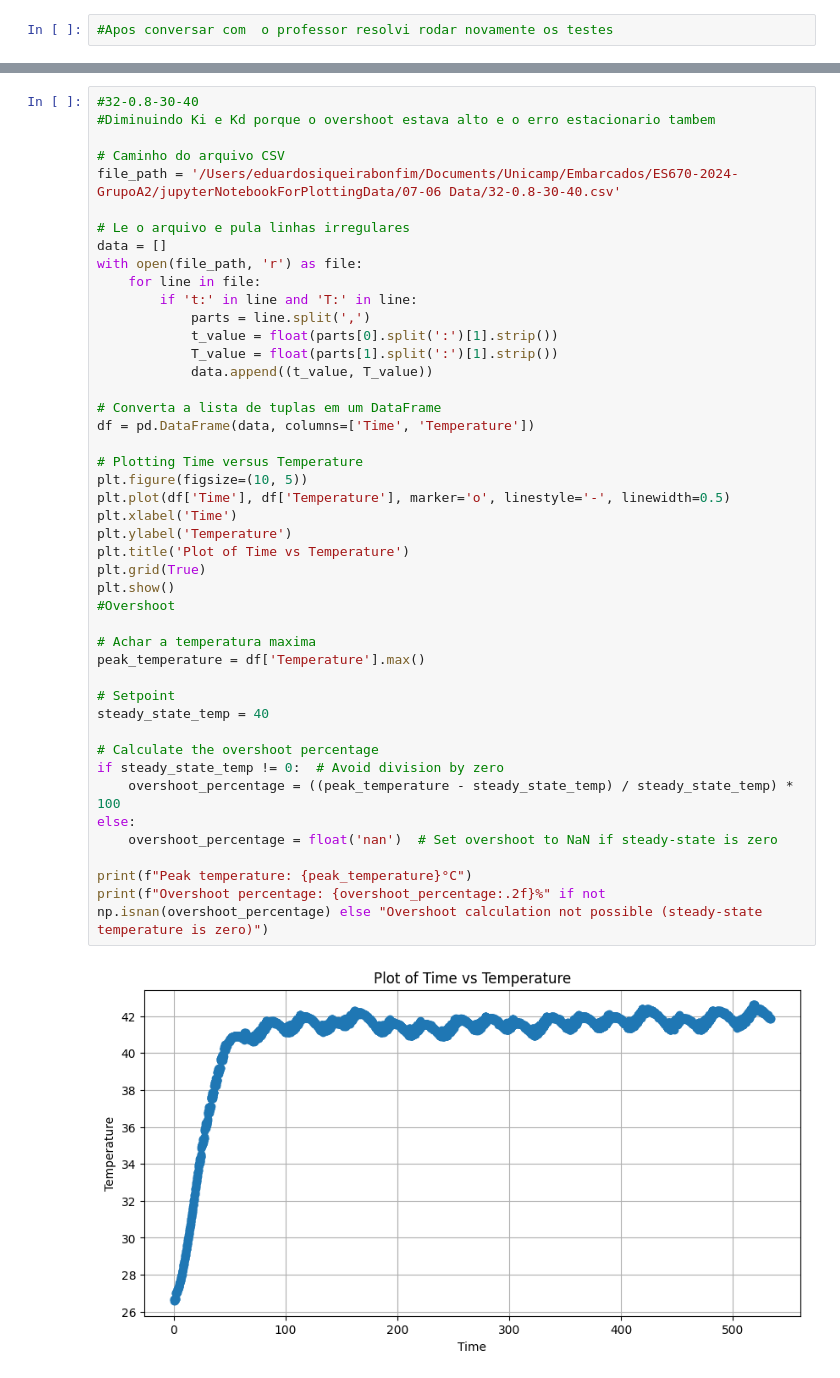
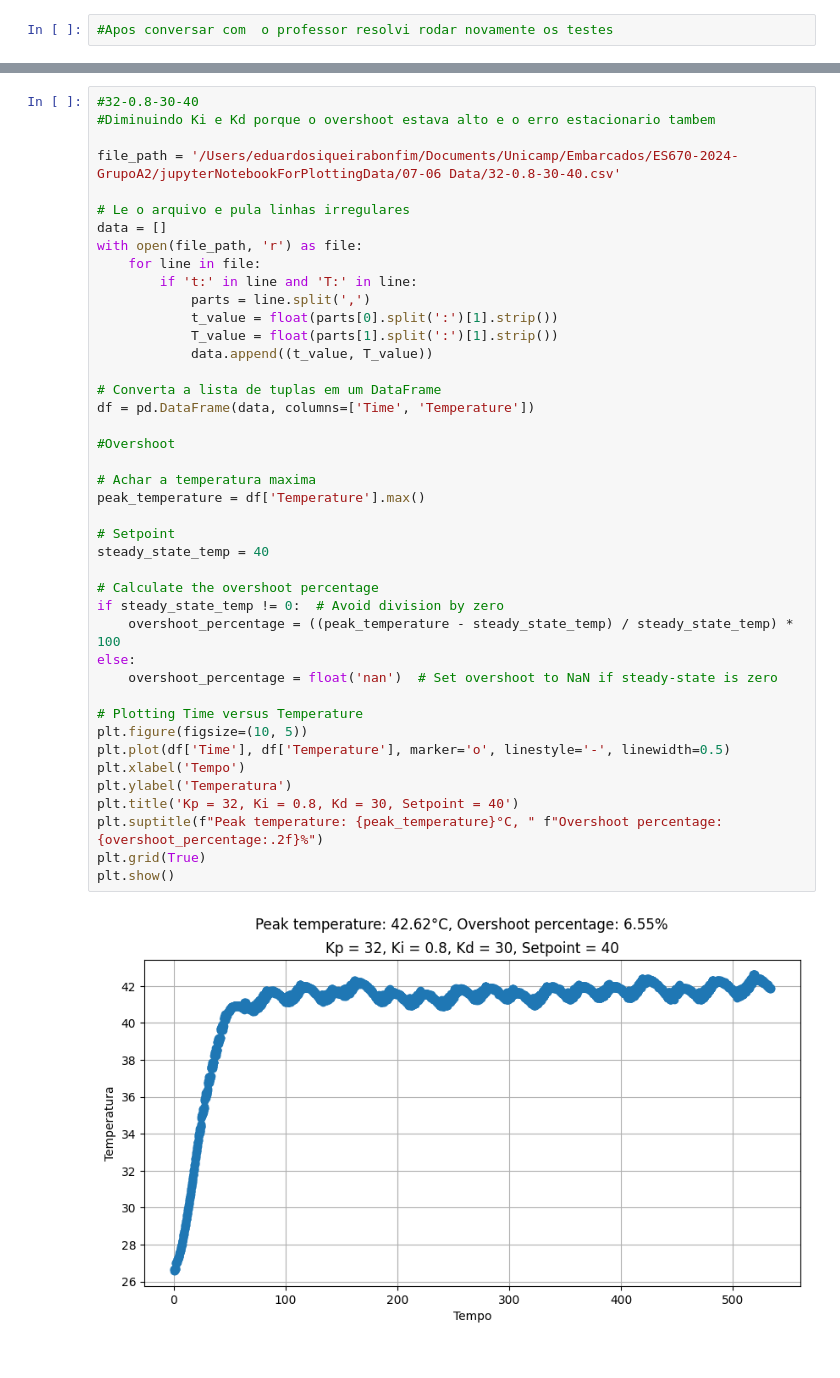
Before and after one commit to eduardobonfim98/ES670-2024-GrupoA2, a Jupyter notebook: jupyterNotebookForPlottingData/plottingData.ipynb, the cells around one changed output, grey strips where cells are left out. Drawn from its saved outputs; the diff is of its cells as text.

```diff
--- a/jupyterNotebookForPlottingData/plottingData.ipynb
+++ b/jupyterNotebookForPlottingData/plottingData.ipynb
@@ -340,45 +328,43 @@ Overshoot percentage: 37.10%
 #32-0.8-30-40
 #Diminuindo Ki e Kd porque o overshoot estava alto e o erro estacionario tambem
 
-# Caminho do arquivo CSV
 file_path = '/Users/eduardosiqueirabonfim/Documents/Unicamp/Embarcados/ES670-2024-GrupoA2/jupyterNotebookForPlottingData/07-06 Data/32-0.8-30-40.csv'
 
 # Le o arquivo e pula linhas irregulares
 data = []
 with open(file_path, 'r') as file:
     for line in file:
         if 't:' in line and 'T:' in line:
             parts = line.split(',')
             t_value = float(parts[0].split(':')[1].strip())
             T_value = float(parts[1].split(':')[1].strip())
             data.append((t_value, T_value))
 
 # Converta a lista de tuplas em um DataFrame
 df = pd.DataFrame(data, columns=['Time', 'Temperature'])
 
-# Plotting Time versus Temperature
-plt.figure(figsize=(10, 5))
-plt.plot(df['Time'], df['Temperature'], marker='o', linestyle='-', linewidth=0.5)
-plt.xlabel('Time')
-plt.ylabel('Temperature')
-plt.title('Plot of Time vs Temperature')
-plt.grid(True)
-plt.show()
 #Overshoot
 
 # Achar a temperatura maxima
 peak_temperature = df['Temperature'].max()
 
 # Setpoint
 steady_state_temp = 40
 
 # Calculate the overshoot percentage
 if steady_state_temp != 0:  # Avoid division by zero
     overshoot_percentage = ((peak_temperature - steady_state_temp) / steady_state_temp) * 100
 else:
     overshoot_percentage = float('nan')  # Set overshoot to NaN if steady-state is zero
 
-print(f"Peak temperature: {peak_temperature}°C")
-print(f"Overshoot percentage: {overshoot_percentage:.2f}%" if not np.isnan(overshoot_percentage) else "Overshoot calculation not possible (steady-state temperature is zero)")
+# Plotting Time versus Temperature
+plt.figure(figsize=(10, 5))
+plt.plot(df['Time'], df['Temperature'], marker='o', linestyle='-', linewidth=0.5)
+plt.xlabel('Tempo')
+plt.ylabel('Temperatura')
+plt.title('Kp = 32, Ki = 0.8, Kd = 30, Setpoint = 40')
+plt.suptitle(f"Peak temperature: {peak_temperature}°C, " f"Overshoot percentage: {overshoot_percentage:.2f}%")
+plt.grid(True)
+plt.show()
 # %% [output]
-[figure, old version]
+[figure, new version]
```
Also changed, not shown: parts of 11 cells of this notebook.
